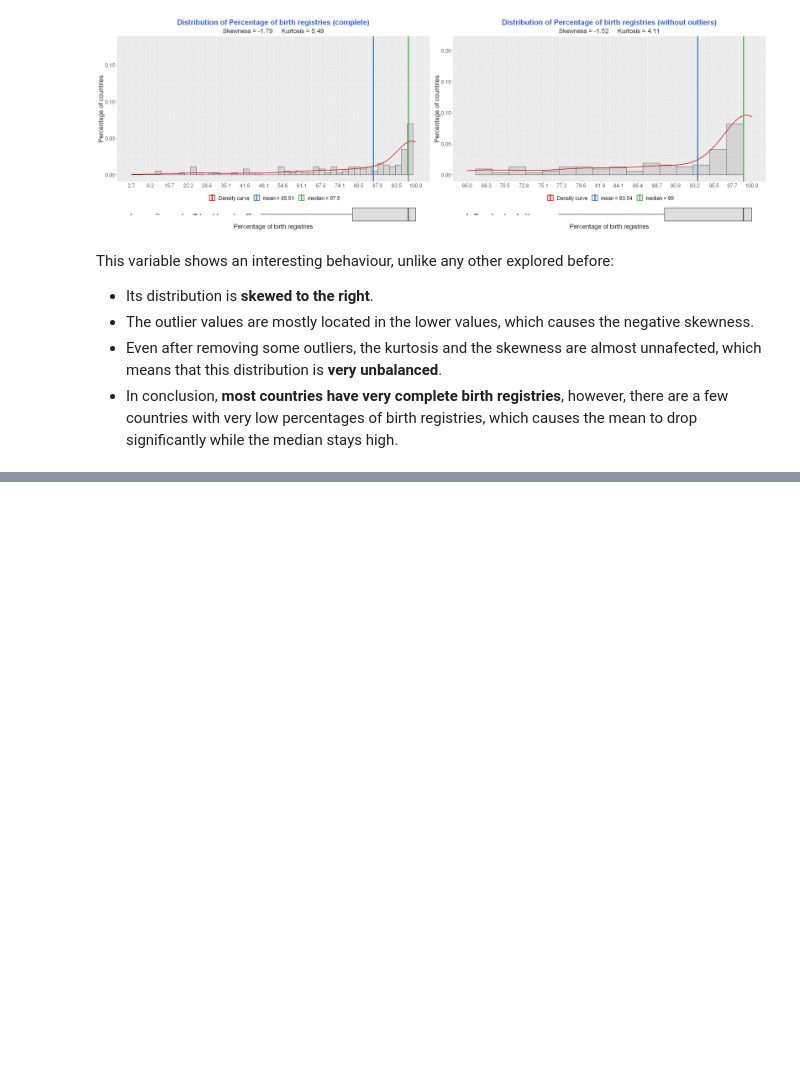
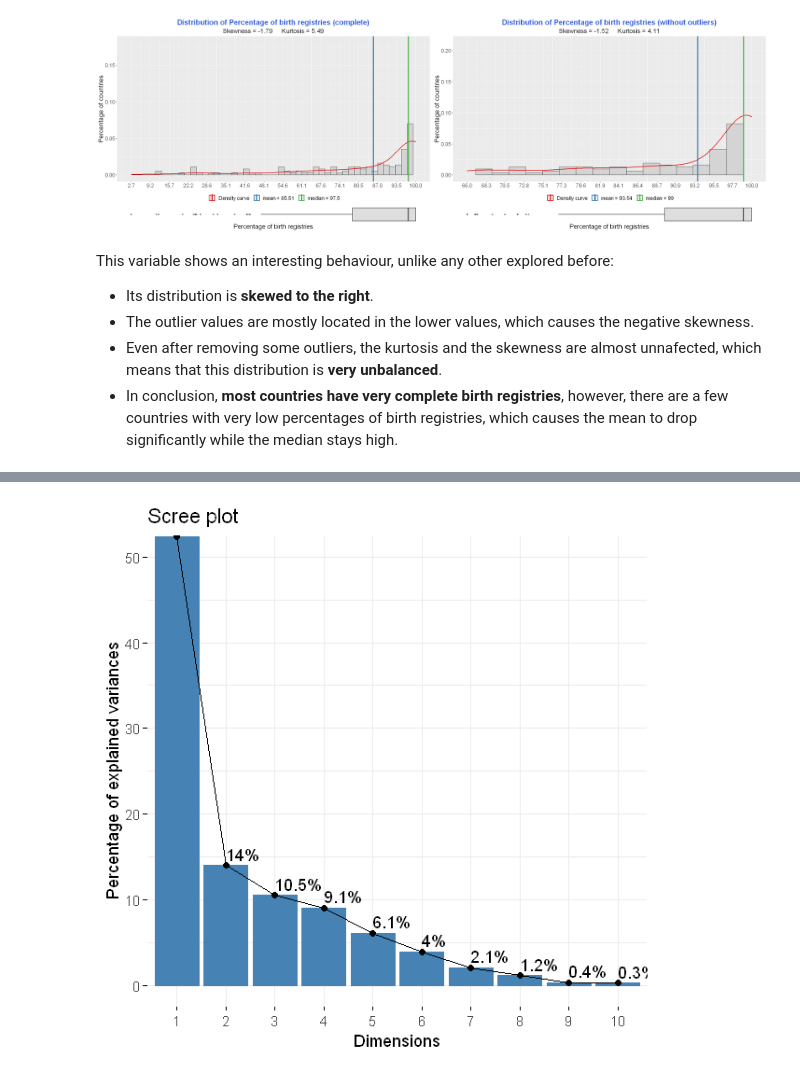
Before and after one commit to BrunoReis18/EAD2, a Jupyter notebook: EDA_Assignment2.ipynb, the cells around one changed output, grey strips where cells are left out. Cells and saved outputs as stored; diff of their text form; code cells hidden in the pictures; blank space fills up the shorter version.

```diff
--- a/EDA_Assignment2.ipynb
+++ b/EDA_Assignment2.ipynb
@@ -288,0 +449,10 @@ This variable shows an interesting behaviour, unlike any other explored before:
+# %%
+
+rownames(imputed_data) <- df$Bank_Name
+library("FactoMineR")
+library("factoextra")
+
+options(repr.plot.width = 10, repr.plot.height = 5)
+
+PCA_health = PCA(imputed_data[,2:11],scale.unit=TRUE,graph=FALSE)
+print(PCA_health)
@@ -288,0 +498,5 @@ This variable shows an interesting behaviour, unlike any other explored before:
+# %%
+options(repr.plot.width = 5, repr.plot.height = 5)
+fviz_eig(PCA_health, addlabels = TRUE, ylim = c(0, 50))
+# %% [output]
+[figure, added]
```
Also changed, not shown: parts of 21 cells of this notebook, 1 other file.
